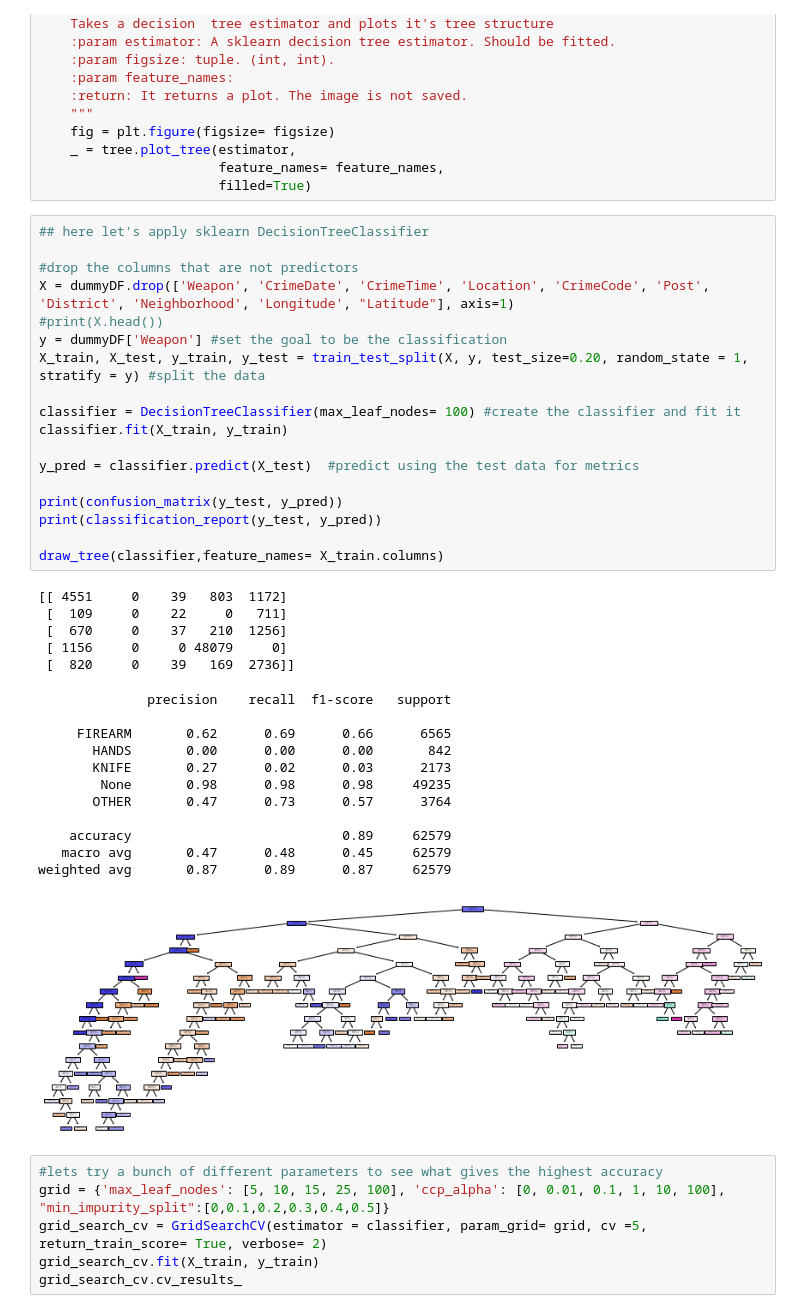
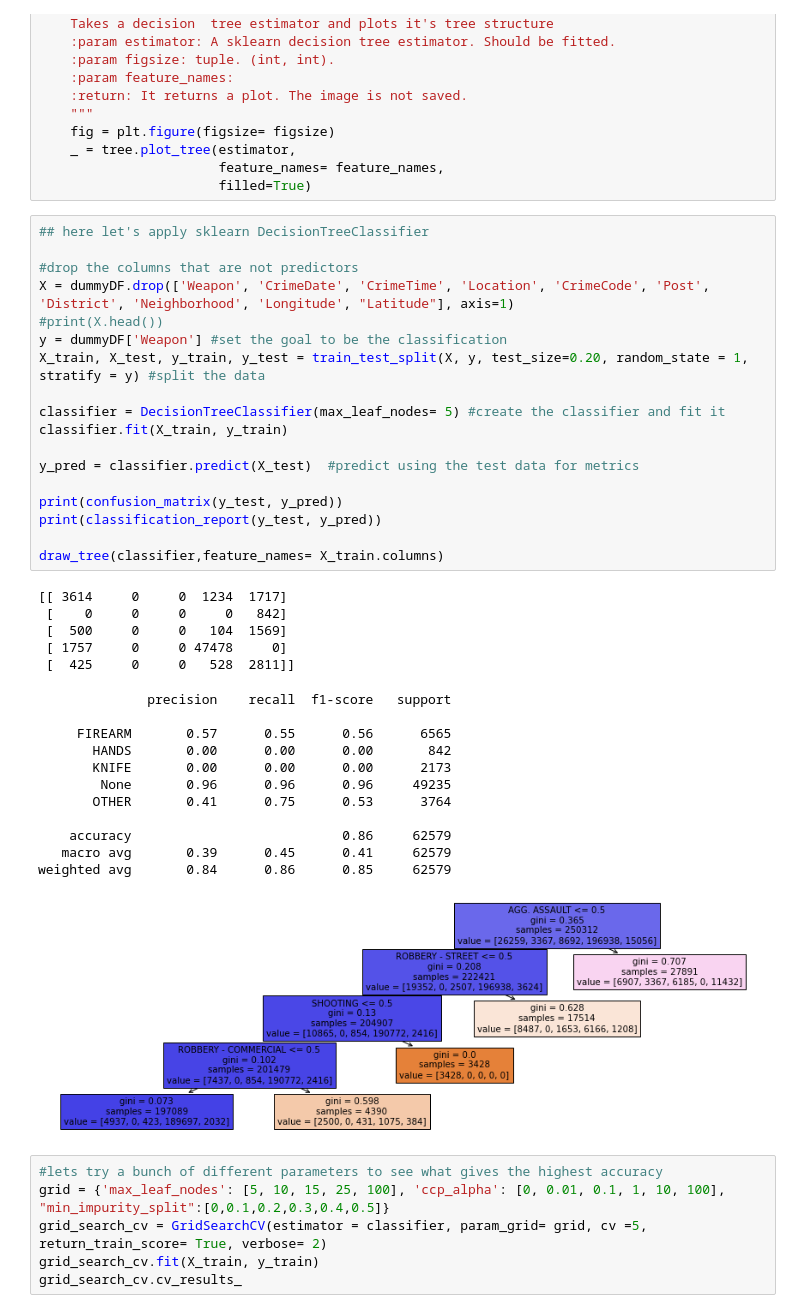
Before and after one commit to zvance1/predict-crime, a Jupyter notebook: notebooks/ml-analysis.ipynb, the cells around one changed output. Cells and saved outputs as stored; diff of their text form.

```diff
--- a/notebooks/ml-analysis.ipynb
+++ b/notebooks/ml-analysis.ipynb
@@ -112,39 +121,39 @@ def draw_tree(estimator, figsize =(15, 5), feature_names = ["Hits", "Years"]):
 # %%
 ## here let's apply sklearn DecisionTreeClassifier
 
 #drop the columns that are not predictors
 X = dummyDF.drop(['Weapon', 'CrimeDate', 'CrimeTime', 'Location', 'CrimeCode', 'Post', 'District', 'Neighborhood', 'Longitude', "Latitude"], axis=1)
 #print(X.head())
 y = dummyDF['Weapon'] #set the goal to be the classification
 X_train, X_test, y_train, y_test = train_test_split(X, y, test_size=0.20, random_state = 1, stratify = y) #split the data
 
-classifier = DecisionTreeClassifier(max_leaf_nodes= 100) #create the classifier and fit it
+classifier = DecisionTreeClassifier(max_leaf_nodes= 5) #create the classifier and fit it
 classifier.fit(X_train, y_train)
 
 y_pred = classifier.predict(X_test)  #predict using the test data for metrics
 
 print(confusion_matrix(y_test, y_pred))
 print(classification_report(y_test, y_pred))
 
 draw_tree(classifier,feature_names= X_train.columns)
 # %% [output]
-[[ 4551     0    39   803  1172]
- [  109     0    22     0   711]
- [  670     0    37   210  1256]
- [ 1156     0     0 48079     0]
- [  820     0    39   169  2736]]
+[[ 3614     0     0  1234  1717]
+ [    0     0     0     0   842]
+ [  500     0     0   104  1569]
+ [ 1757     0     0 47478     0]
+ [  425     0     0   528  2811]]
               precision    recall  f1-score   support
 
-     FIREARM       0.62      0.69      0.66      6565
+     FIREARM       0.57      0.55      0.56      6565
        HANDS       0.00      0.00      0.00       842
-       KNIFE       0.27      0.02      0.03      2173
-        None       0.98      0.98      0.98     49235
-       OTHER       0.47      0.73      0.57      3764
+       KNIFE       0.00      0.00      0.00      2173
+        None       0.96      0.96      0.96     49235
+       OTHER       0.41      0.75      0.53      3764
 
-    accuracy                           0.89     62579
-   macro avg       0.47      0.48      0.45     62579
-weighted avg       0.87      0.89      0.87     62579
+    accuracy                           0.86     62579
+   macro avg       0.39      0.45      0.41     62579
+weighted avg       0.84      0.86      0.85     62579
-[figure, old version]
+[figure, new version]
 # %%
 #lets try a bunch of different parameters to see what gives the highest accuracy
 grid = {'max_leaf_nodes': [5, 10, 15, 25, 100], 'ccp_alpha': [0, 0.01, 0.1, 1, 10, 100], "min_impurity_split":[0,0.1,0.2,0.3,0.4,0.5]}
```
Also changed, not shown: parts of 17 cells of this notebook, 3 other files.
